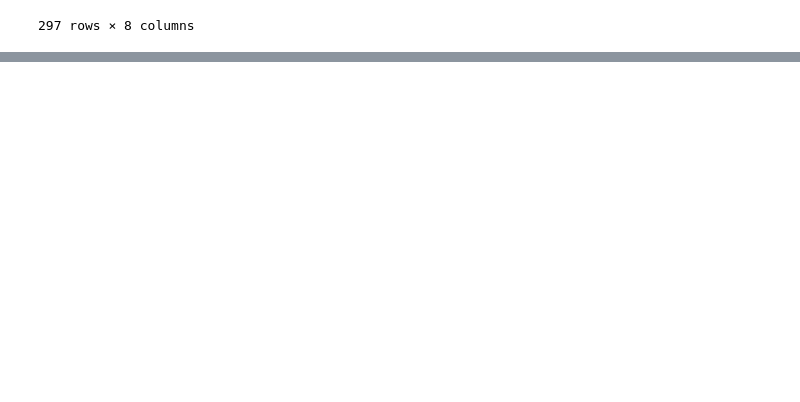
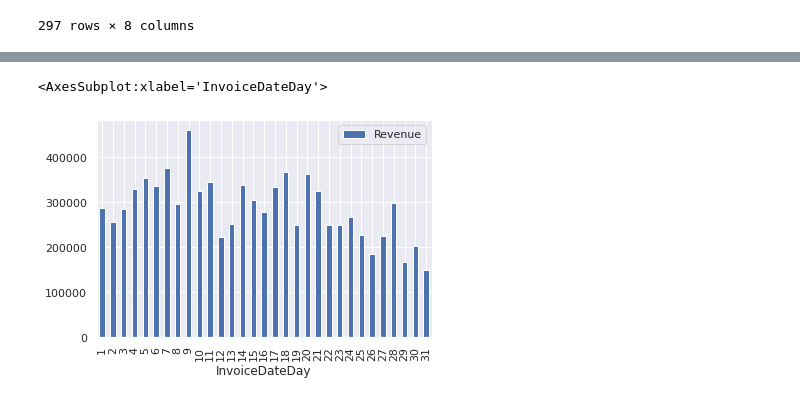
Before and after one commit to Dummyan/Learn-SQL, a Jupyter notebook: 02_analiza_danych/06_sql_porownanie.ipynb, the cells around one changed output, grey strips where cells are left out. Drawn from its saved outputs; the diff is of its cells as text; code cells hidden in the pictures; blank space fills up the shorter version.

```diff
--- a/02_analiza_danych/06_sql_porownanie.ipynb
+++ b/02_analiza_danych/06_sql_porownanie.ipynb
@@ -258,0 +349,3 @@ retail[(retail.CustomerID == '17850') & (retail.UnitPrice > 5)]
+# %%
+retail['Revenue'] = retail.Quantity * retail.UnitPrice
+retail.head()
@@ -258,0 +406,3 @@ retail[(retail.CustomerID == '17850') & (retail.UnitPrice > 5)]
+# %%
+retail['InvoiceDateDay'] = retail.InvoiceDate.dt.day
+retail.head()
@@ -258,0 +416,5 @@ retail[(retail.CustomerID == '17850') & (retail.UnitPrice > 5)]
+# %%
+# SELECT InvoiceDateDay, sum(Revenue) FROM retail GROUP BY InvoiceDateDay;
+
+results = retail.groupby('InvoiceDateDay').aggregate({'Revenue': np.sum})
+results
@@ -258,0 +440,8 @@ retail[(retail.CustomerID == '17850') & (retail.UnitPrice > 5)]
+# %%
+import seaborn as sns
+sns.set()
+
+results.plot(kind='bar')
+# %% [output]
+<AxesSubplot:xlabel='InvoiceDateDay'>
+[figure, added]
```
Also changed, not shown: parts of 14 cells of this notebook.
